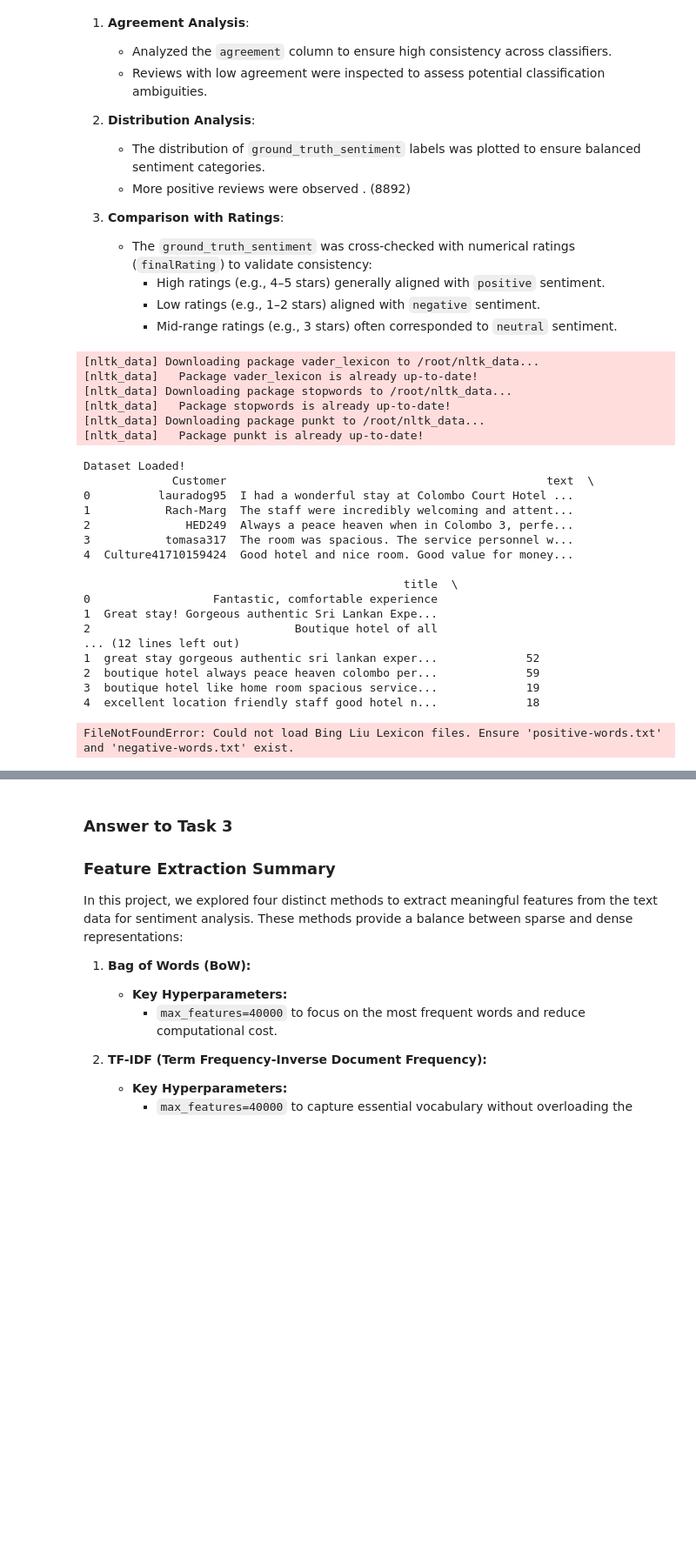
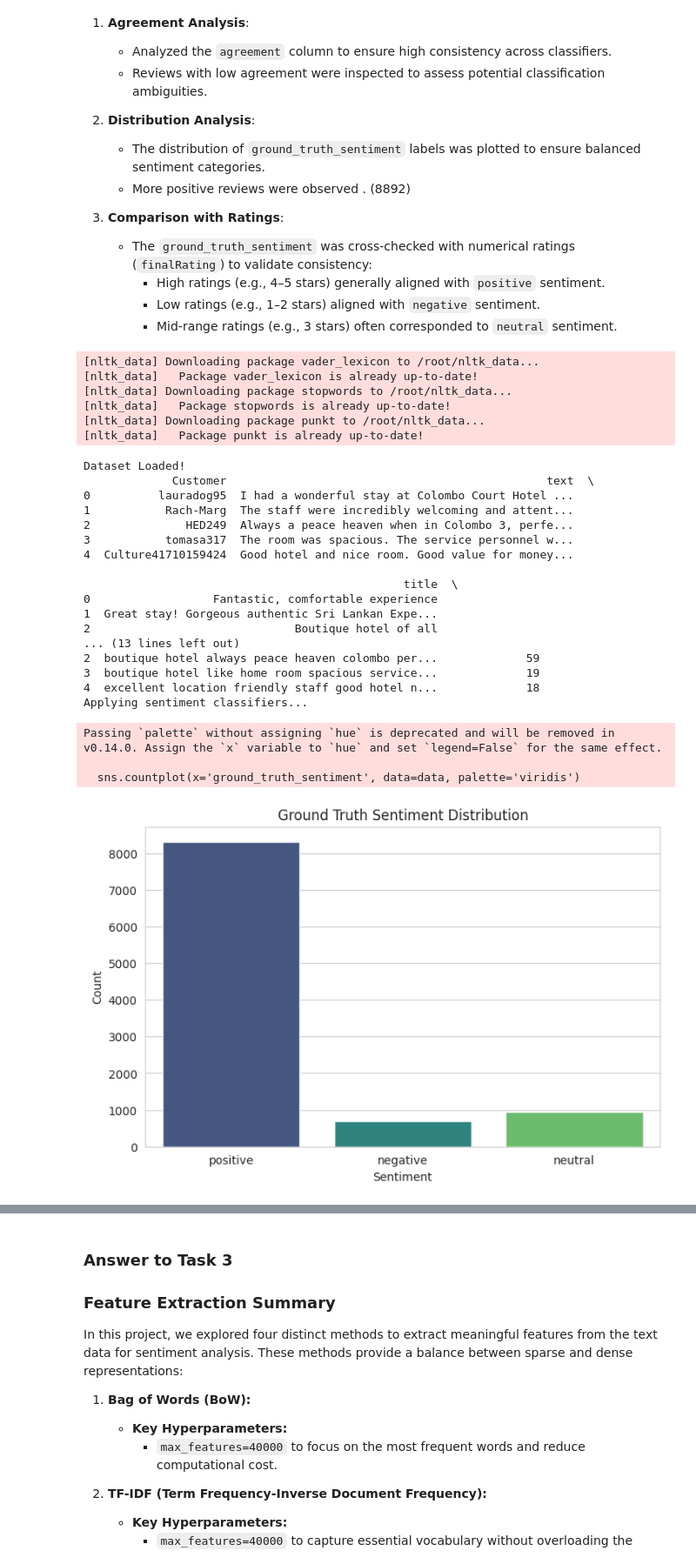
Before and after one commit to SuneraUdana/NLP_CW, a Jupyter notebook: Solution_GroupI.ipynb, the cells around one changed output, grey strips where cells are left out. Shown at 87% size. Saved outputs shown, nothing was run; the diff lists cells and outputs as text; code cells hidden in the pictures; blank space fills up the shorter version.

```diff
--- a/Solution_GroupI.ipynb
+++ b/Solution_GroupI.ipynb
@@ -545,12 +545,8 @@ except Exception as e:
 sia = SentimentIntensityAnalyzer()
 
 # Load Bing Liu Lexicon
-try:
-    positive_words = set(open('positive-words.txt').read().splitlines())
-    negative_words = set(open('negative-words.txt').read().splitlines())
-except Exception as e:
-    raise FileNotFoundError(
-        "Could not load Bing Liu Lexicon files. Ensure 'positive-words.txt' and 'negative-words.txt' exist.") from e
+positive_words = set(open('positive-words.txt',encoding='ISO-8859-1').read().splitlines())
+negative_words = set(open('negative-words.txt',encoding='ISO-8859-1').read().splitlines())
 
 
 def clean_text(text):
@@ -619,36 +615,39 @@ data['ground_truth_sentiment'] = data.apply(
 
 # Ground Truth Sentiment Distribution
 plt.figure(figsize=(8, 5))
 sns.countplot(x='ground_truth_sentiment', data=data, palette='viridis')
 plt.title('Ground Truth Sentiment Distribution')
 plt.xlabel('Sentiment')
 plt.ylabel('Count')
 plt.show()
 # %% [output]
 [nltk_data] Downloading package vader_lexicon to /root/nltk_data...
 [nltk_data]   Package vader_lexicon is already up-to-date!
 [nltk_data] Downloading package stopwords to /root/nltk_data...
 [nltk_data]   Package stopwords is already up-to-date!
 [nltk_data] Downloading package punkt to /root/nltk_data...
 [nltk_data]   Package punkt is already up-to-date!
 Dataset Loaded!
              Customer                                               text  \
 0          lauradog95  I had a wonderful stay at Colombo Court Hotel ...
 1           Rach-Marg  The staff were incredibly welcoming and attent...
 2              HED249  Always a peace heaven when in Colombo 3, perfe...
 3           tomasa317  The room was spacious. The service personnel w...
 4  Culture41710159424  Good hotel and nice room. Good value for money...
 
                                                title  \
 0                  Fantastic, comfortable experience
 1  Great stay! Gorgeous authentic Sri Lankan Expe...
 2                              Boutique hotel of all
-... (12 lines left out)
-1  great stay gorgeous authentic sri lankan exper...             52
+... (13 lines left out)
 2  boutique hotel always peace heaven colombo per...             59
 3  boutique hotel like home room spacious service...             19
 4  excellent location friendly staff good hotel n...             18
+Applying sentiment classifiers...
-FileNotFoundError: Could not load Bing Liu Lexicon files. Ensure 'positive-words.txt' and 'negative-words.txt' exist.
+Passing `palette` without assigning `hue` is deprecated and will be removed in v0.14.0. Assign the `x` variable to `hue` and set `legend=False` for the same effect.
+
+  sns.countplot(x='ground_truth_sentiment', data=data, palette='viridis')
+[figure, added]
 # %%
 # Agreement Levels Between Classifiers
 data['agreement'] = data.apply(
```
Also changed, not shown: parts of 3 cells of this notebook.
